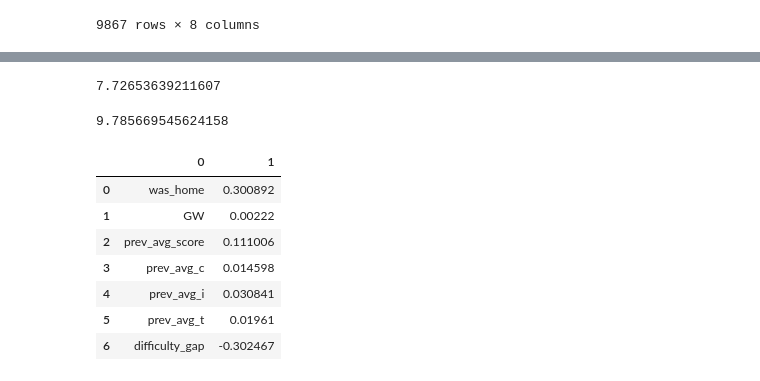
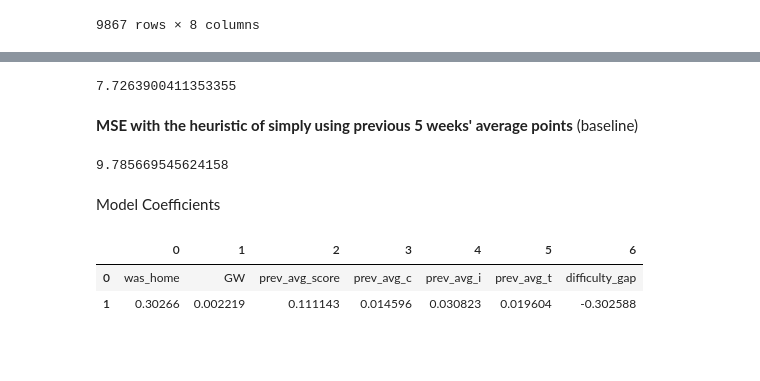
Before and after one commit to danielfrees/mlpremier, a Jupyter notebook: linear/fpl_linear_model.ipynb, the cells around one changed output, grey strips where cells are left out. Cells and saved outputs as stored; diff of their text form; code cells hidden in the pictures; blank space fills up the shorter version.

Commit message:
linear baseline

```diff
--- a/linear/fpl_linear_model.ipynb
+++ b/linear/fpl_linear_model.ipynb
@@ -88,4 +135,7 @@ X_train, X_test, y_train, y_test = train_test_split(X, y, test_size=0.2, random_
 
 X_train, X_val, y_train, y_val = train_test_split(X_train, y_train, test_size=0.25, random_state=1)
 # %%
-clf = linear_model.Ridge(alpha=10)
+# Ridge, Lasso, ElasticNet pretty similar in terms of mse
+clf = linear_model.Ridge(alpha=1)
+clf.fit(X_train, y_train)
+preds = clf.predict(X_val)
@@ -96,20 +149,18 @@ Ridge(alpha=10)
+# %%
+mean_squared_error(y_val, preds)
+# %% [output]
+7.7263900411353355
+# %% [markdown]
+__MSE with the heuristic of simply using previous 5 weeks' average points__ (baseline)
 # %%
-preds = clf.predict(X_val)
-mean_squared_error(y_val, preds)
+mean_squared_error(y_val, X_val.prev_avg_score)
 # %% [output]
-7.72653639211607
+9.785669545624158
-# %%
-mean_squared_error(y_val, X_val.prev_avg_score)
-# %% [output]
-9.785669545624158
+# %% [markdown]
+Model Coefficients
 # %%
-pd.DataFrame([clf.feature_names_in_, clf.coef_]).T
+pd.DataFrame([clf.feature_names_in_, clf.coef_])
 # %% [output]
-|  | 0 | 1 |
-| 0 | was_home | 0.300892 |
-| 1 | GW | 0.00222 |
-| 2 | prev_avg_score | 0.111006 |
-| 3 | prev_avg_c | 0.014598 |
-| 4 | prev_avg_i | 0.030841 |
-| 5 | prev_avg_t | 0.01961 |
-| 6 | difficulty_gap | -0.302467 |
+|  | 0 | 1 | 2 | 3 | 4 | 5 | 6 |
+| 0 | was_home | GW | prev_avg_score | prev_avg_c | prev_avg_i | prev_avg_t | difficulty_gap |
+| 1 | 0.30266 | 0.002219 | 0.111143 | 0.014596 | 0.030823 | 0.019604 | -0.302588 |
```
Also changed, not shown: parts of 26 cells of this notebook.
